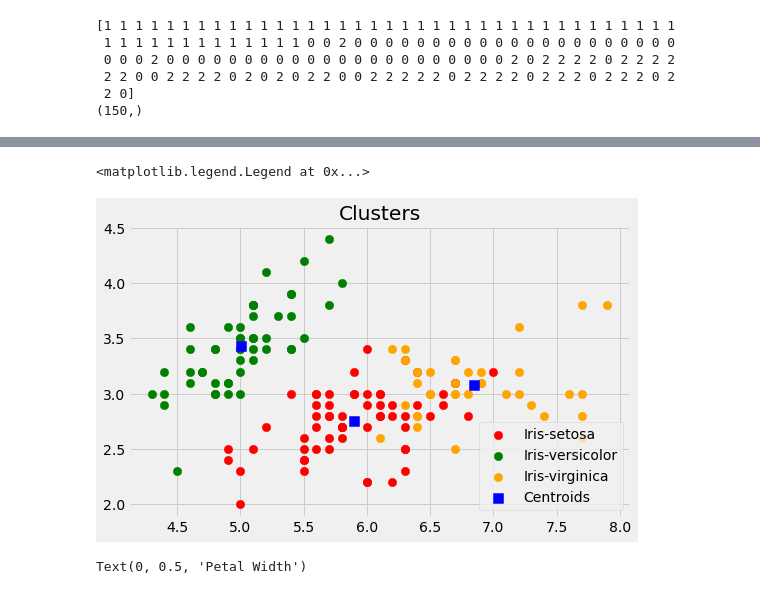
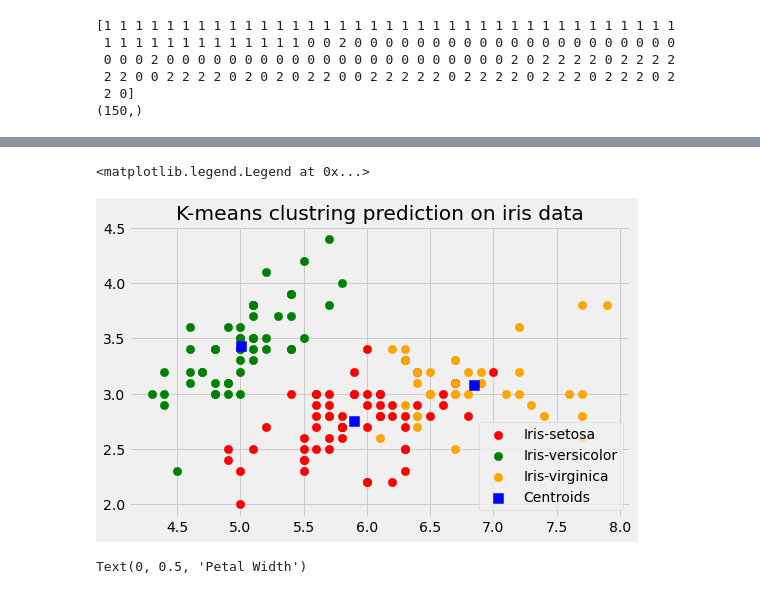
Before and after one commit to sawant1998/Spark-Foundation-Task, a Jupyter notebook: Task2#unsupervised ML.ipynb, the cells around one changed output, grey strips where cells are left out. Drawn from its saved outputs; the diff is of its cells as text; code cells hidden in the pictures.

Commit message:
Kmeans

```diff
--- a/Task2#unsupervised ML.ipynb
+++ b/Task2#unsupervised ML.ipynb
@@ -57,0 +26,3 @@ array([[5.1, 3.5, 1.4, 0.2],
+# %%
+X=data.data # features
+X
@@ -66,7 +76,7 @@ from sklearn.cluster import KMeans
 wcss = []
 for i in range(1,11):
     kmeans = KMeans(n_clusters = i, init= 'k-means++', max_iter = 300)
-    kmeans.fit(x)
+    kmeans.fit(X)
     wcss.append(kmeans.inertia_)
 # %%
 plt.style.use('fivethirtyeight')
@@ -87,8 +97,8 @@ From this we choose the number of clusters as 3.
 # %%
 # Fitting k-means to dataset
 kmeans= KMeans(n_clusters = 3, init = 'k-means++',random_state=10)
-kmeans.fit(x)
-y_kmeans = kmeans.predict(x)
+kmeans.fit(X)
+y_kmeans = kmeans.predict(X)
 print(y_kmeans)
 print(y_kmeans.shape)
 # %% [output]
@@ -98,3 +108,6 @@ print(y_kmeans.shape)
  2 2 0 0 2 2 2 2 0 2 0 2 0 2 2 0 0 2 2 2 2 2 0 2 2 2 2 0 2 2 2 0 2 2 2 0 2
  2 0]
 (150,)
+# %%
+centers = kmeans.cluster_centers_       # cluster center in k means clusters
+print(centers)
@@ -101,19 +127,19 @@ print(y_kmeans.shape)
 # %%
 # visualising the clusters
 plt.figure(figsize=(8,5))
-plt.scatter(x[y_kmeans == 0, 0],x[y_kmeans == 0, 1],color = 'red',label = 'Iris-setosa',s= 70)
-plt.scatter(x[y_kmeans == 1, 0],x[y_kmeans == 1, 1],color = 'green',label = 'Iris-versicolor',s= 70)
-plt.scatter(x[y_kmeans == 2, 0],x[y_kmeans == 2, 1],color = 'orange',label = 'Iris-virginica',s= 70)
+plt.scatter(X[y_kmeans == 0, 0],X[y_kmeans == 0, 1],color = 'red',label = 'Iris-setosa',s= 70)
+plt.scatter(X[y_kmeans == 1, 0],X[y_kmeans == 1, 1],color = 'green',label = 'Iris-versicolor',s= 70)
+plt.scatter(X[y_kmeans == 2, 0],X[y_kmeans == 2, 1],color = 'orange',label = 'Iris-virginica',s= 70)
 
-plt.scatter(kmeans.cluster_centers_[:,0],kmeans.cluster_centers_[:,1],
+plt.scatter(centers[:,0],centers[:,1],
                 color= 'blue',label = 'Centroids', s= 100, marker = ',')
 
 #plt.grid(False)
-plt.title('Clusters')
+plt.title('K-means clustring prediction on iris data')
 plt.legend()
 # %% [output]
 <matplotlib.legend.Legend at 0x...>
-[figure, old version]
+[figure, new version]
 # %%
 # Visualization of Sepal length vs sepal width and petal length vs petal width
 plt.figure(figsize=(12,5))
```
Also changed, not shown: parts of 14 cells of this notebook.
